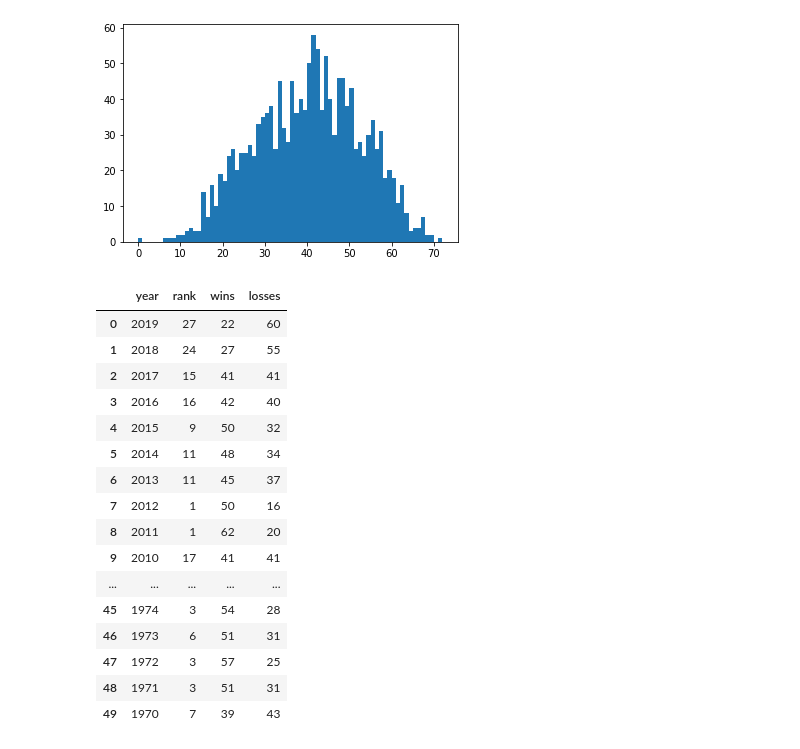
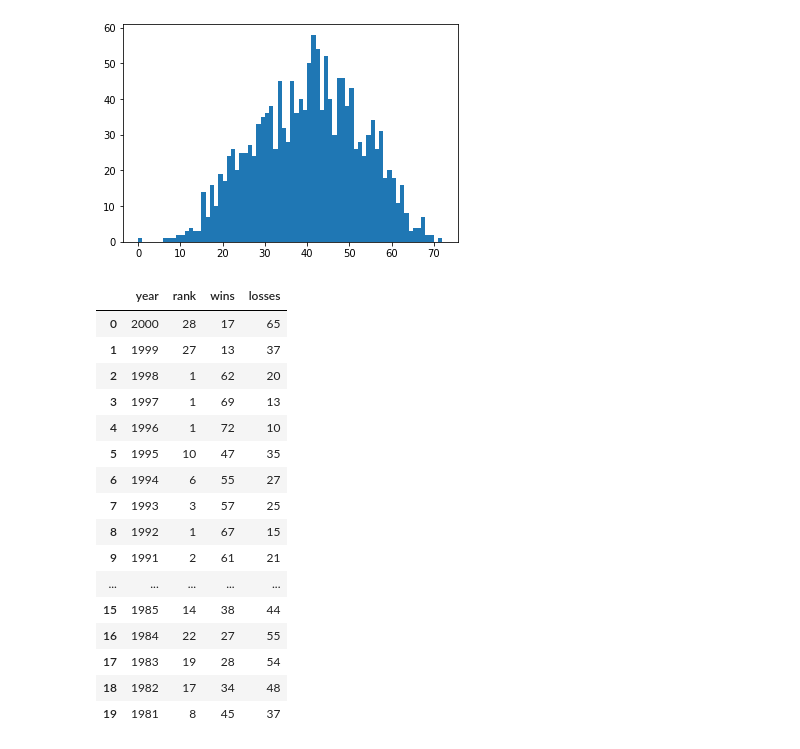
Before and after one commit to thanh17/nba, a Jupyter notebook: NBA project/Basketball Analysis.ipynb, the cells around one changed output. Drawn from its saved outputs; the diff is of its cells as text; code cells hidden in the pictures.

```diff
--- a/NBA project/Basketball Analysis.ipynb
+++ b/NBA project/Basketball Analysis.ipynb
@@ -177,26 +178,26 @@ plt.show()
 # %%
 connection = mysql.connector.connect(host='localhost',
                                          database='nba',
                                          user='root',
                                          password='1234')
-nba_df = team_data('Chicago Bulls',1970,2019,connection)
-nba_df
+bulls_df = team_data('Chicago Bulls',1981,2000,connection)
+bulls_df
 # %% [output]
 |  | year | rank | wins | losses |
-| 0 | 2019 | 27 | 22 | 60 |
-| 1 | 2018 | 24 | 27 | 55 |
-| 2 | 2017 | 15 | 41 | 41 |
-| 3 | 2016 | 16 | 42 | 40 |
-| 4 | 2015 | 9 | 50 | 32 |
-| 5 | 2014 | 11 | 48 | 34 |
-| 6 | 2013 | 11 | 45 | 37 |
-| 7 | 2012 | 1 | 50 | 16 |
-| 8 | 2011 | 1 | 62 | 20 |
-| 9 | 2010 | 17 | 41 | 41 |
+| 0 | 2000 | 28 | 17 | 65 |
+| 1 | 1999 | 27 | 13 | 37 |
+| 2 | 1998 | 1 | 62 | 20 |
+| 3 | 1997 | 1 | 69 | 13 |
+| 4 | 1996 | 1 | 72 | 10 |
+| 5 | 1995 | 10 | 47 | 35 |
+| 6 | 1994 | 6 | 55 | 27 |
+| 7 | 1993 | 3 | 57 | 25 |
+| 8 | 1992 | 1 | 67 | 15 |
+| 9 | 1991 | 2 | 61 | 21 |
 | ... | ... | ... | ... | ... |
-| 45 | 1974 | 3 | 54 | 28 |
-| 46 | 1973 | 6 | 51 | 31 |
-| 47 | 1972 | 3 | 57 | 25 |
-| 48 | 1971 | 3 | 51 | 31 |
-| 49 | 1970 | 7 | 39 | 43 |
+| 15 | 1985 | 14 | 38 | 44 |
+| 16 | 1984 | 22 | 27 | 55 |
+| 17 | 1983 | 19 | 28 | 54 |
+| 18 | 1982 | 17 | 34 | 48 |
+| 19 | 1981 | 8 | 45 | 37 |
 # %%
```
Also changed, not shown: parts of 4 cells of this notebook.
